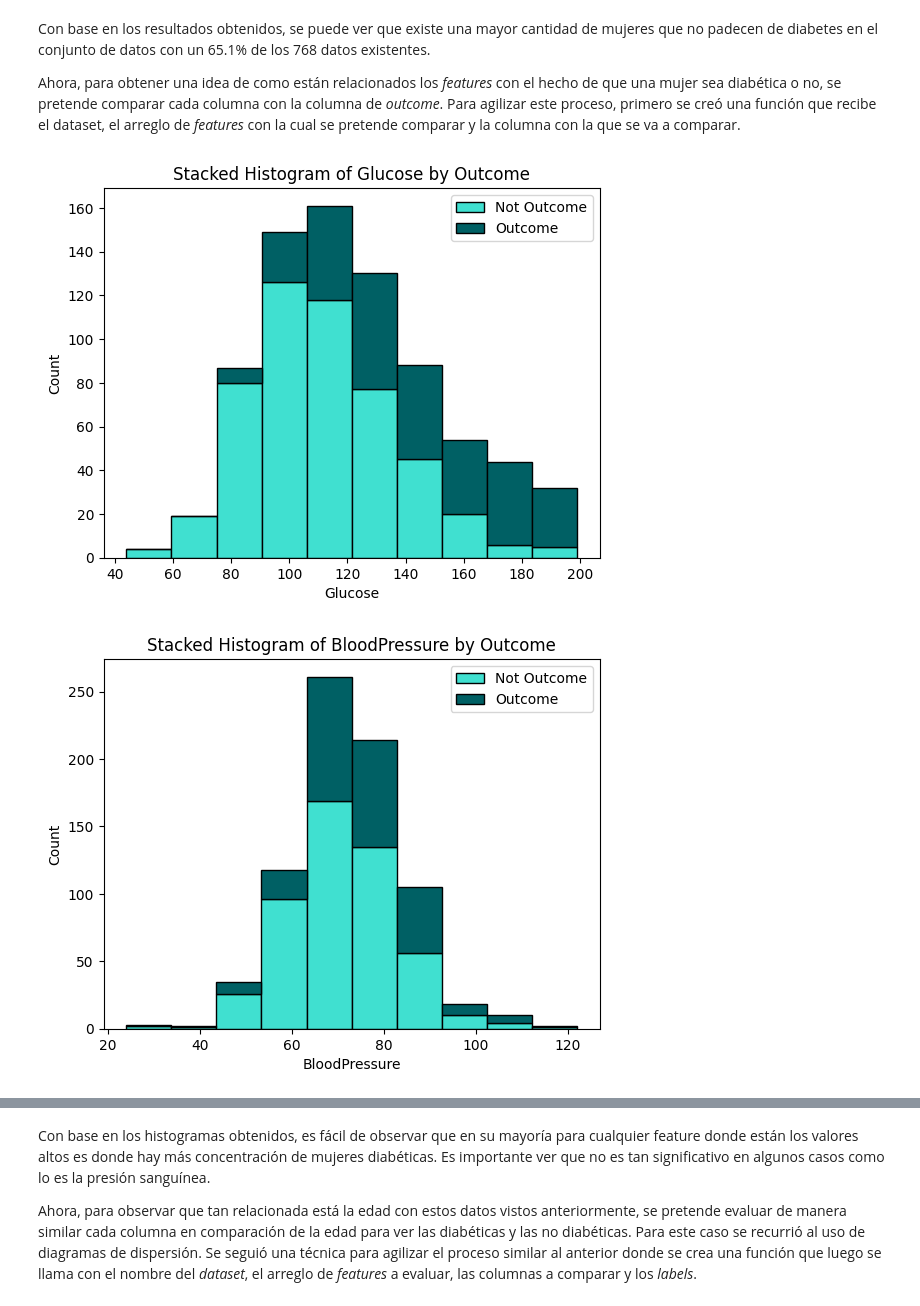
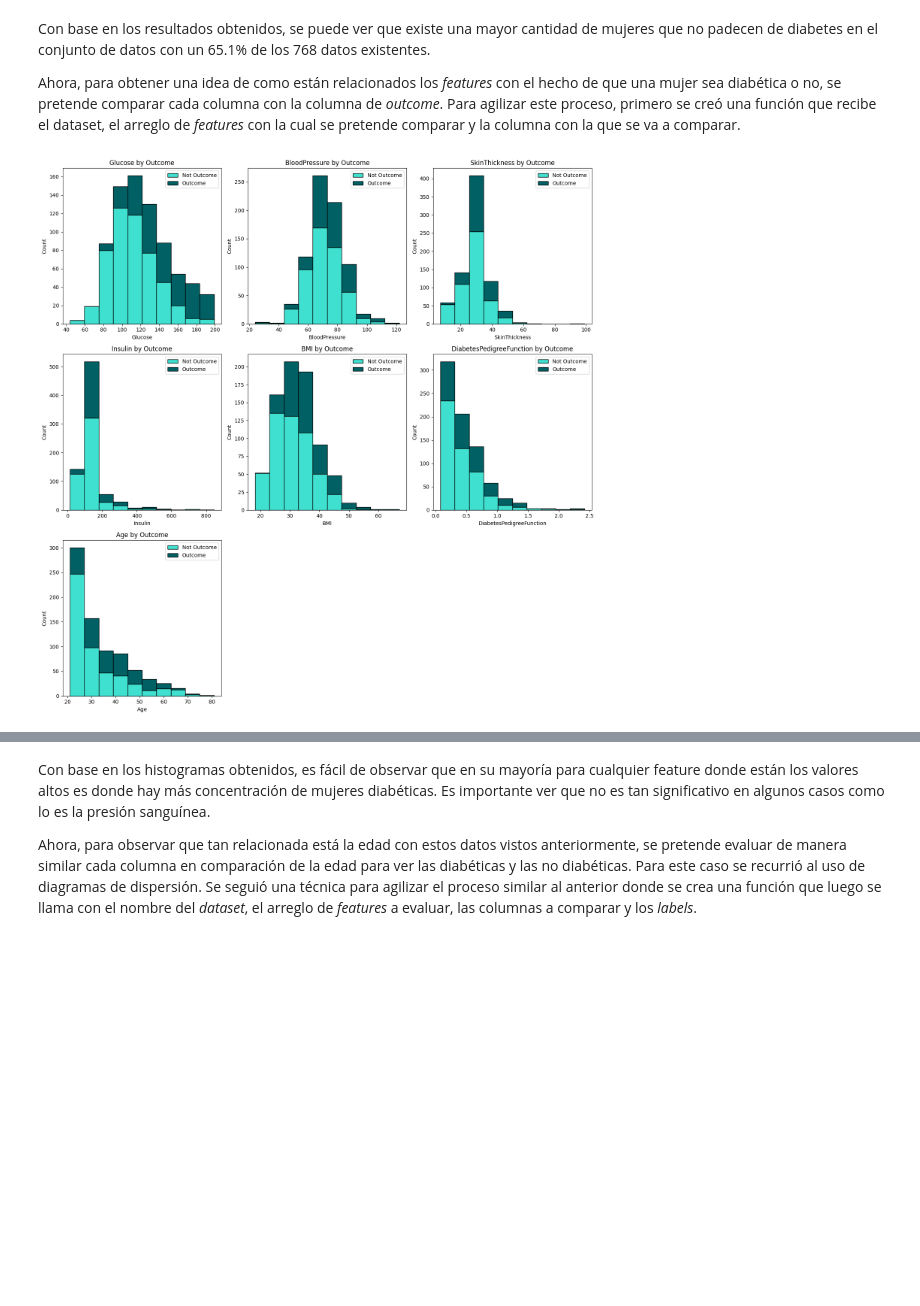
Before and after one commit to TheCsarbeat/proyecto1-IA, a Jupyter notebook: p1.ipynb, the cells around one changed output, grey strips where cells are left out. Cells and saved outputs as stored; diff of their text form; code cells hidden in the pictures; blank space fills up the shorter version.

Commit message:
funtions to display the plots updated

```diff
--- a/p1.ipynb
+++ b/p1.ipynb
@@ -192,23 +186,41 @@ Con base en los resultados obtenidos, se puede ver que existe una mayor cantidad
 
 Ahora, para obtener una idea de como están relacionados los *features* con el hecho de que una mujer sea diabética o no, se pretende comparar cada columna con la columna de *outcome*. Para agilizar este proceso, primero se creó una función que recibe el dataset, el arreglo de *features* con la cual se pretende comparar y la columna con la que se va a comparar.
 # %%
-def plot_stacked_histogram(df, features, split_column):
+def plot_stacked_grid_histogram(df, features, split_column):
+    num_features = len(features)
     colors = ['#40E0D0', '#006064']
-    for feature in features:
+
+    # Calculate the number of rows needed for three columns
+    num_rows = (num_features + 2) // 3  # Add 2 for rounding up in integer division
+
+    # Set up the matplotlib figure with calculated rows and 3 columns
+    fig, axes = plt.subplots(num_rows, 3, figsize=(15, 5 * num_rows))  # Adjust figsize as needed
+
+    # Flatten axes array if more than one row
+    if num_rows > 1:
+        axes = axes.flatten()
+
+    for i, feature in enumerate(features):
+        ax = axes[i] if num_rows > 1 else axes
         if feature in df.columns and split_column in df.columns:
-            plt.hist([df[df[split_column] == 0][feature], df[df[split_column] == 1][feature]],
-                     bins=10, stacked=True, color=colors,
-                     label=[f'Not {split_column}', f'{split_column}'], edgecolor='black')
-            plt.title(f'Stacked Histogram of {feature} by {split_column}')
-            plt.xlabel(feature)
-            plt.ylabel('Count')
-            plt.legend()
-            plt.show()
+            ax.hist([df[df[split_column] == 0][feature], df[df[split_column] == 1][feature]],
+                    bins=10, stacked=True, color=colors,
+                    label=[f'Not {split_column}', f'{split_column}'], edgecolor='black')
+            ax.set_title(f'{feature} by {split_column}')
+            ax.set_xlabel(feature)
+            ax.set_ylabel('Count')
+            ax.legend()
         else:
             print(f"The feature '{feature}' or the split column '{split_column}' is not in the DataFrame.")
+
+    # Hide any unused axes if the number of features is not a multiple of 3
+    for i in range(num_features, num_rows * 3):
+        fig.delaxes(axes.flatten()[i])
+
+    plt.tight_layout()  # Adjusts subplots to fit into the figure area.
+    plt.show()
 # %%
 # Call the function to plot the stacked histograms
-plot_stacked_histogram(df_diabetes, ['Glucose', 'BloodPressure', 'SkinThickness', 'Insulin', 'BMI', 'DiabetesPedigreeFunction', 'Age'], 'Outcome')
+plot_stacked_grid_histogram(df_diabetes, ['Glucose', 'BloodPressure', 'SkinThickness', 'Insulin', 'BMI', 'DiabetesPedigreeFunction', 'Age'], 'Outcome')
 # %% [output]
-[figure, old version]
+[figure, new version]
-[figure, removed]
```
Also changed, not shown: parts of 8 cells of this notebook.
